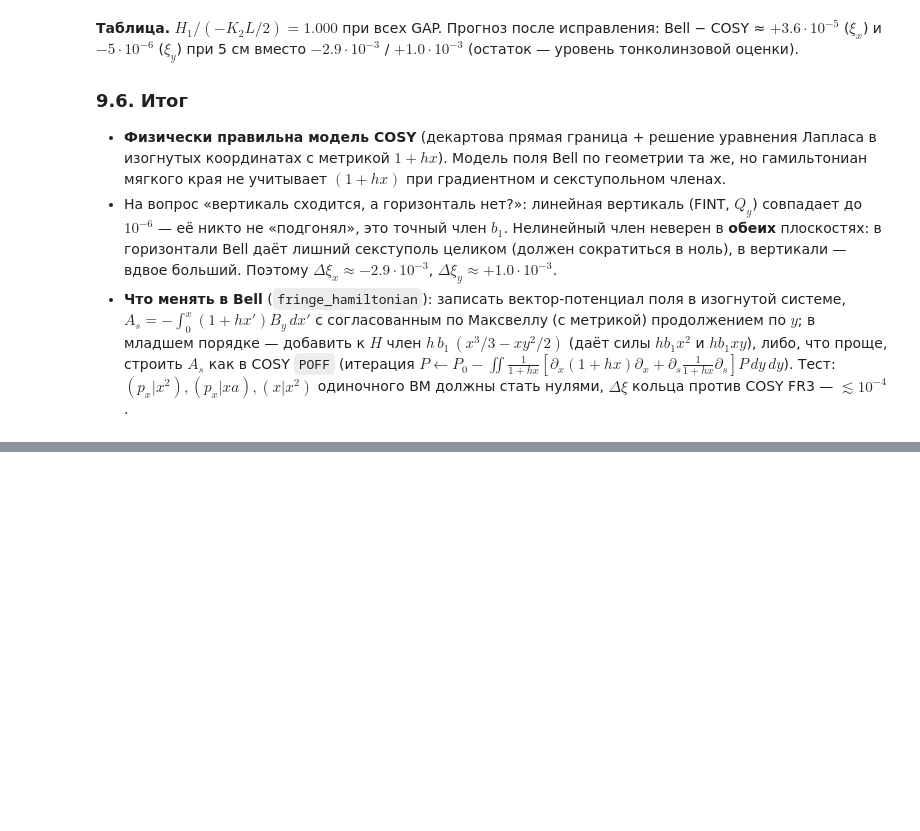
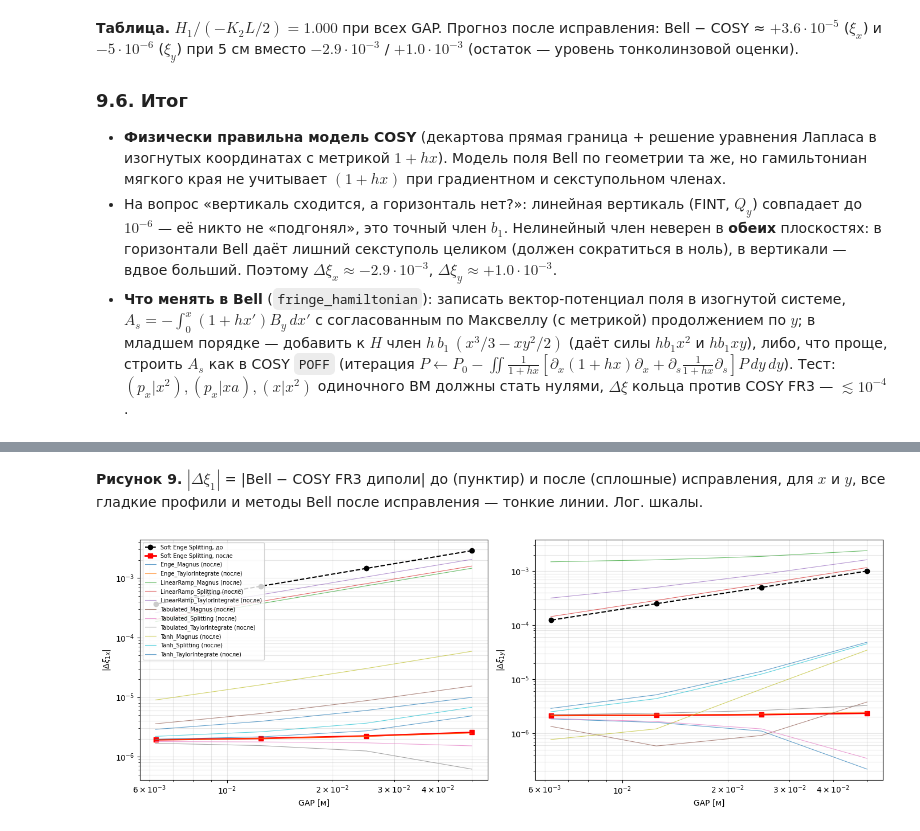
Before and after one commit to sergeybell/SCT_2, a Jupyter notebook: chromaticity/fringe_comparison/fringe_comparison.ipynb, the cells around one changed output, grey strips where cells are left out. Cells and saved outputs as stored; diff of their text form; code cells hidden in the pictures; blank space fills up the shorter version.

```diff
--- a/chromaticity/fringe_comparison/fringe_comparison.ipynb
+++ b/chromaticity/fringe_comparison/fringe_comparison.ipynb
@@ -411,7 +412,7 @@ ps = pd.read_csv('single_dipole/output/perturb_summary.csv'); ps
 
 **Рисунок 7.** Вклады отдельных коэффициентов голого BM в $\Delta\xi_x$ (слева) и $\Delta\xi_y$ (справа) для разности Bell Soft − COSY FR3, GAP = 5 см.
 # %%
-pt = pd.read_csv('single_dipole/output/perturb_terms.csv')
+pt = pd.read_csv('single_dipole/output_before_fix/perturb_terms.csv')
 t = pt[(pt.gap==0.05)&(pt.pair=='BellSoft-COSYFR3')]
 fig, ax = plt.subplots(1, 2, figsize=(14, 5))
 for i, pl in enumerate(['x','y']):
@@ -428,7 +429,9 @@ plt.tight_layout(); plt.savefig('single_dipole_terms.png', dpi=110); plt.show()
 **Таблица.** $K_2L$ на один край и вызванный им сдвиг хроматичности в Bell.
 # %%
 b2 = pd.read_csv('single_dipole/output/b2_strength.csv').merge(pd.read_csv('single_dipole/output/b2_estimate.csv'), on='gap')
-obs = summ[summ.COSY=='FR3 диполи'][['GAP','dxix','dxiy']].rename(columns={'GAP':'gap','dxix':'dxi_x_ring','dxiy':'dxi_y_ring'})
+bell0 = pd.read_csv('BELL/output_before_fix/bell_models.csv'); bell0['gap'] = bell0.gap.round(6)
+obs = pd.DataFrame([dict(gap=gp, dxi_x_ring=float(bell0[(bell0.variant=='Soft_Enge_Splitting')&np.isclose(bell0.gap,gp)].xi1x.iloc[0])-cpick('FR3 диполи',gp,'x'),
+                         dxi_y_ring=float(bell0[(bell0.variant=='Soft_Enge_Splitting')&np.isclose(bell0.gap,gp)].xi1y.iloc[0])-cpick('FR3 диполи',gp,'y')) for gp in [0.05,0.025,0.0125]])
 b2 = b2.merge(obs, on='gap'); b2['x_ratio'] = b2.dxi_x_ring/b2.dxi_x_b2; b2['y_ratio'] = b2.dxi_y_ring/b2.dxi_y_b2; b2
 # %% [output]
 |  | gap | I | K1L_b1 | K2L_b2 | W | H1_hb1 | K2L_edge | H1_edge | dxi_x_b2 | dxi_y_b2 | ... |
@@ -486,0 +499,10 @@ display(chk); pred[['gap','dxi_x_ring','dxi_y_ring','dxi_x_b2','dxi_y_b2','dxi_x
+# %%
+rows = []
+for gp in GAPS:
+    for pl in ['x','y']:
+        b0 = bell0[(bell0.variant=='Soft_Enge_Splitting')&np.isclose(bell0.gap,gp)].iloc[0]
+        b1_ = bell[(bell.variant=='Soft_Enge_Splitting')&np.isclose(bell.gap,gp)].iloc[0]
+        c1 = cpick('FR3 диполи',gp,pl,'xi1'); c2 = cpick('FR3 диполи',gp,pl,'xi2')
+        rows.append(dict(GAP=gp, plane=pl, xi1_COSY=c1, dxi1_before=b0['xi1'+pl]-c1, dxi1_after=b1_['xi1'+pl]-c1,
+                         xi2_COSY=c2, dxi2_before=b0['xi2'+pl]-c2, dxi2_after=b1_['xi2'+pl]-c2))
+ba = pd.DataFrame(rows); ba.to_csv('before_after.csv', index=False); ba
@@ -486,0 +519,15 @@ display(chk); pred[['gap','dxi_x_ring','dxi_y_ring','dxi_x_b2','dxi_y_b2','dxi_x
+# %% [markdown]
+**Рисунок 9.** $|\Delta\xi_1|$ = |Bell − COSY FR3 диполи| до (пунктир) и после (сплошные) исправления, для $x$ и $y$, все гладкие профили и методы Bell после исправления — тонкие линии. Лог. шкалы.
+# %%
+fig, ax = plt.subplots(1, 2, figsize=(14, 5))
+for i, pl in enumerate(['x','y']):
+    d = ba[ba.plane==pl]
+    ax[i].loglog(d.GAP, d.dxi1_before.abs(), 'k--o', label='Soft Enge Splitting, до')
+    ax[i].loglog(d.GAP, d.dxi1_after.abs(), 'r-s', lw=2, label='Soft Enge Splitting, после')
+    for v, dd in bell[bell.variant.str.startswith('Soft_') & ~bell.variant.str.contains('Quad') & (bell.variant!='Soft_Enge_Splitting')].groupby('variant'):
+        dd = dd.sort_values('gap'); ref = np.array([cpick('FR3 диполи',g,pl) for g in dd.gap])
+        ax[i].loglog(dd.gap, np.abs(dd['xi1'+pl].values-ref)+1e-12, lw=.8, alpha=.7, label=v[5:]+' (после)')
+    ax[i].set_xlabel('GAP [м]'); ax[i].set_ylabel(r'$|\Delta\xi_{1%s}|$' % pl); ax[i].grid(alpha=.3, which='both')
+ax[0].legend(fontsize=7); plt.tight_layout(); plt.savefig('after_fix_dxi.png', dpi=110); plt.show()
+# %% [output]
+[figure, added]
```
Also changed, not shown: parts of 17 cells of this notebook, 26 other files.
